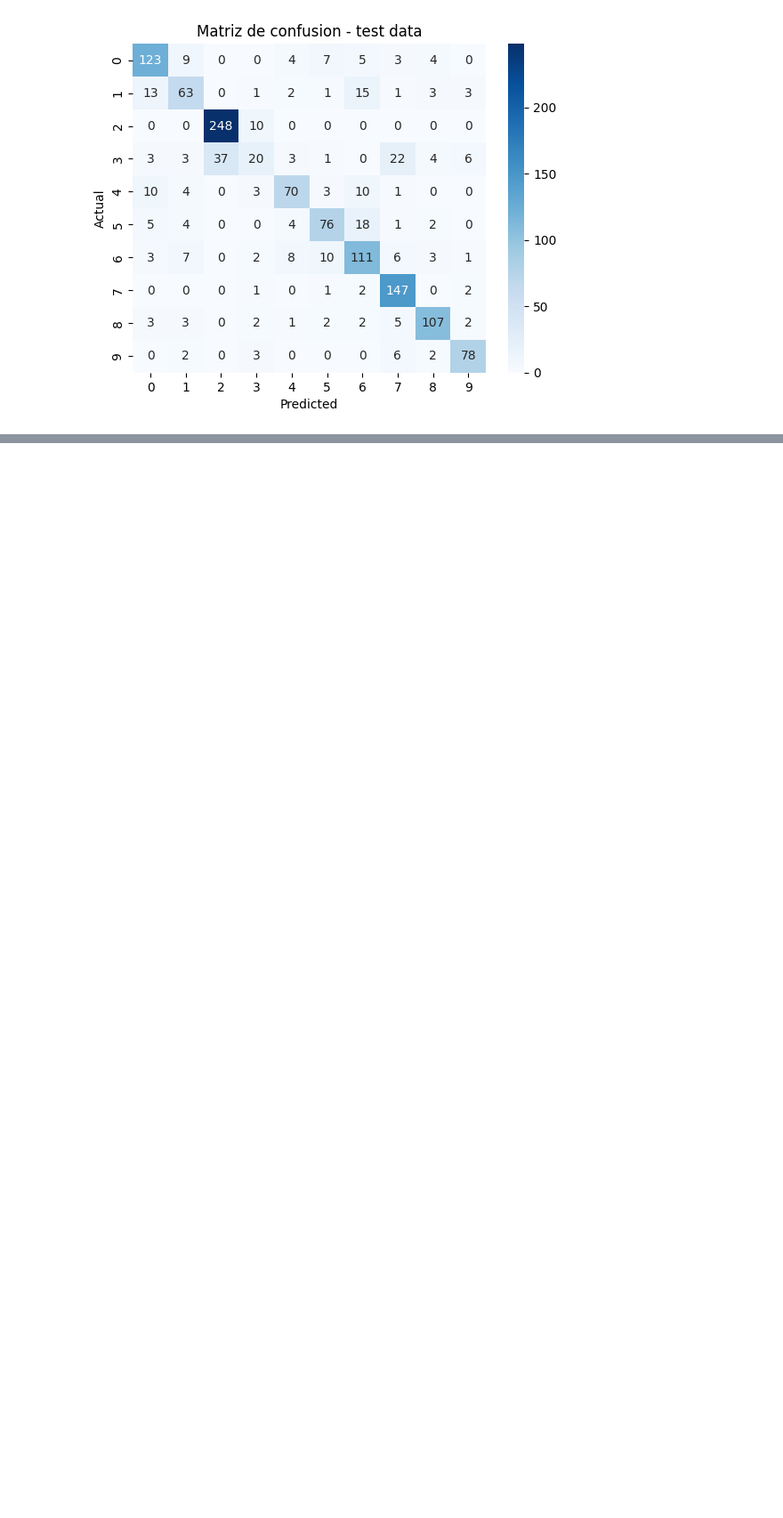
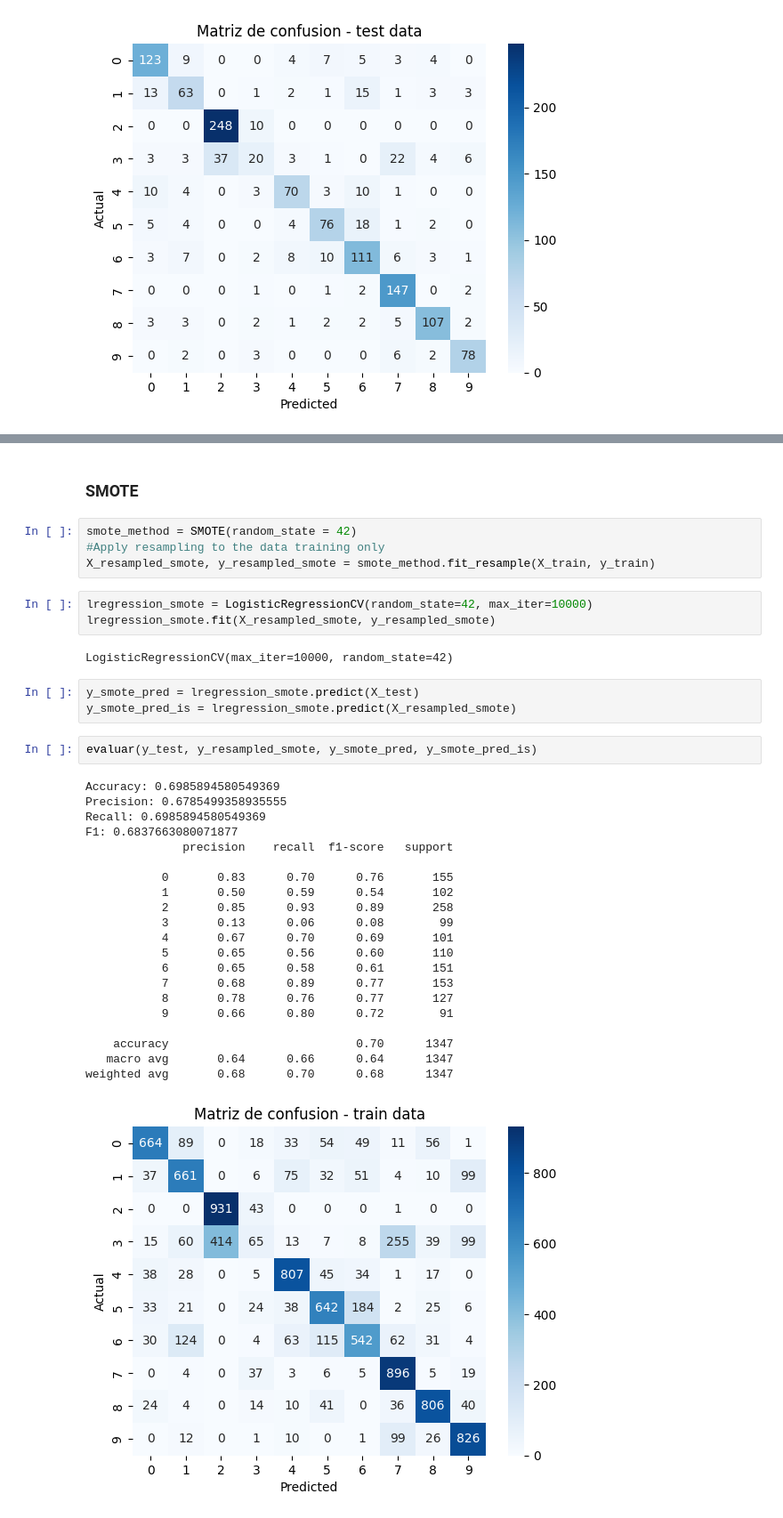
Before and after one commit to BenjaSar/ApMaqI, a Jupyter notebook: TP_ApM1.ipynb, the cells around one changed output, grey strips where cells are left out. Shown at 89% size. Cells and saved outputs as stored; diff of their text form; blank space fills up the shorter version.

Commit message:
Entrenamiento con ROS y SMOTE

```diff
--- a/TP_ApM1.ipynb
+++ b/TP_ApM1.ipynb
@@ -475,0 +531,38 @@ weighted avg       0.76      0.77      0.76      1347
+# %% [markdown]
+### SMOTE
+# %%
+smote_method = SMOTE(random_state = 42)
+#Apply resampling to the data training only
+X_resampled_smote, y_resampled_smote = smote_method.fit_resample(X_train, y_train)
+# %%
+lregression_smote = LogisticRegressionCV(random_state=42, max_iter=10000)
+lregression_smote.fit(X_resampled_smote, y_resampled_smote)
+# %% [output]
+LogisticRegressionCV(max_iter=10000, random_state=42)
+# %%
+y_smote_pred = lregression_smote.predict(X_test)
+y_smote_pred_is = lregression_smote.predict(X_resampled_smote)
+# %%
+evaluar(y_test, y_resampled_smote, y_smote_pred, y_smote_pred_is)
+# %% [output]
+Accuracy: 0.6985894580549369
+Precision: 0.6785499358935555
+Recall: 0.6985894580549369
+F1: 0.6837663080071877
+              precision    recall  f1-score   support
+
+           0       0.83      0.70      0.76       155
+           1       0.50      0.59      0.54       102
+           2       0.85      0.93      0.89       258
+           3       0.13      0.06      0.08        99
+           4       0.67      0.70      0.69       101
+           5       0.65      0.56      0.60       110
+           6       0.65      0.58      0.61       151
+           7       0.68      0.89      0.77       153
+           8       0.78      0.76      0.77       127
+           9       0.66      0.80      0.72        91
+
+    accuracy                           0.70      1347
+   macro avg       0.64      0.66      0.64      1347
+weighted avg       0.68      0.70      0.68      1347
+[figure, added]
```
Also changed, not shown: parts of 10 cells of this notebook, 1 other file.
